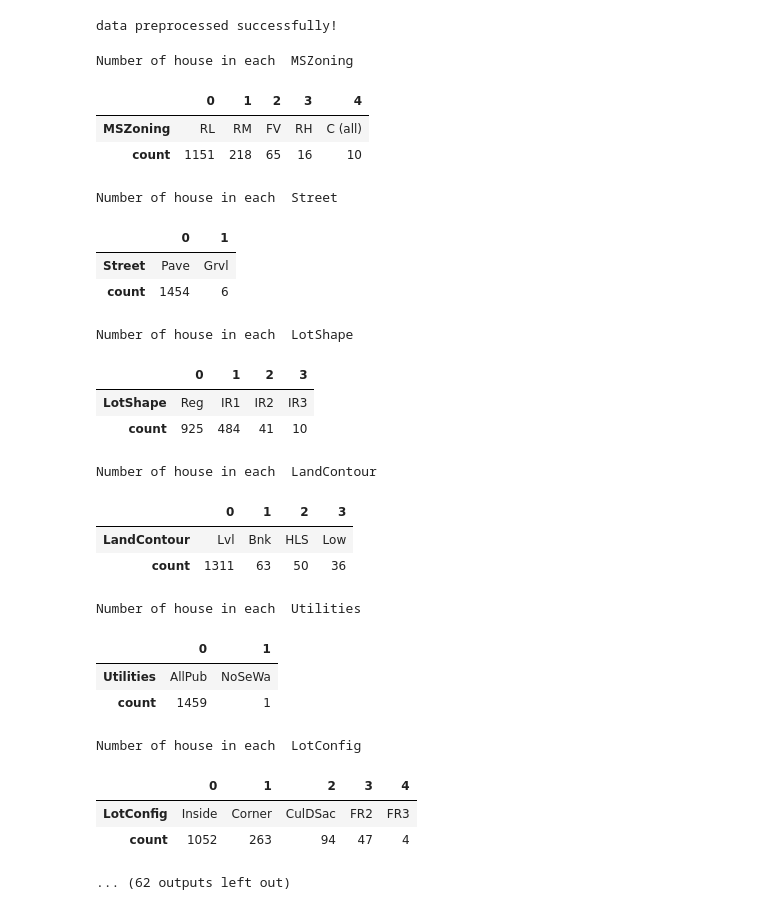
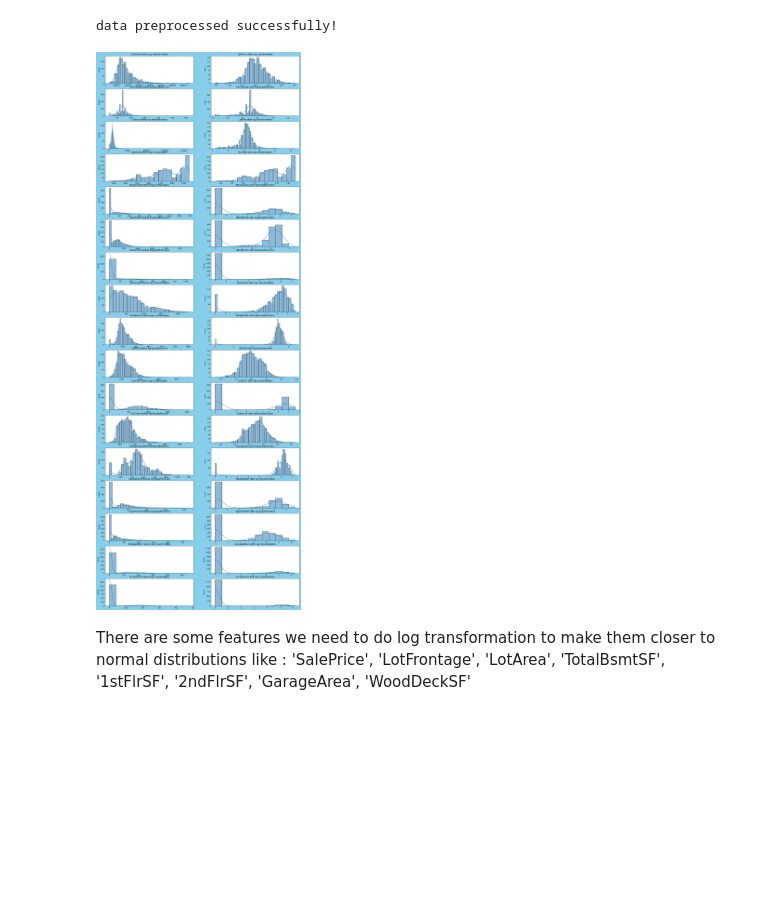
Before and after one commit to mdismailquraishicse/HousePriceAdvanceRegressionTechniquesKaggle, a Jupyter notebook: Main.ipynb, the cells around one changed output. Cells and saved outputs as stored; diff of their text form; code cells hidden in the pictures; blank space fills up the shorter version.

```diff
--- a/Main.ipynb
+++ b/Main.ipynb
@@ -545,6 +550,8 @@ import seaborn as sns
 # Load the datasets
 path_train = 'data/train.csv'
 path_test = 'data/test.csv'
+path_train= "/content/drive/MyDrive/MyProjects/ML Projects/Supervised ML/HousePriceAdvanceRegressionTechniquesKaggle/data/train.csv"
+path_test= "/content/drive/MyDrive/MyProjects/ML Projects/Supervised ML/HousePriceAdvanceRegressionTechniquesKaggle/data/test.csv"
 df_train = pd.read_csv(path_train)
 df_test = pd.read_csv(path_test)
 # %%
@@ -707,31 +694,32 @@ noOfHouseInEachRoofStyle = df_copy['RoofStyle'].value_counts().reset_index()
-# %%
-for i in df_copy.describe(include='object').columns:
-    print('Number of house in each ',i)
-    display(df_copy[i].value_counts().reset_index().T)
-    print()
-# %% [output]
-Number of house in each  MSZoning
-|  | 0 | 1 | 2 | 3 | 4 |
-| MSZoning | RL | RM | FV | RH | C (all) |
-| count | 1151 | 218 | 65 | 16 | 10 |
-Number of house in each  Street
-|  | 0 | 1 |
-| Street | Pave | Grvl |
-| count | 1454 | 6 |
-Number of house in each  LotShape
-|  | 0 | 1 | 2 | 3 |
-| LotShape | Reg | IR1 | IR2 | IR3 |
-| count | 925 | 484 | 41 | 10 |
-Number of house in each  LandContour
-|  | 0 | 1 | 2 | 3 |
-| LandContour | Lvl | Bnk | HLS | Low |
-| count | 1311 | 63 | 50 | 36 |
-Number of house in each  Utilities
-|  | 0 | 1 |
-| Utilities | AllPub | NoSeWa |
-| count | 1459 | 1 |
-Number of house in each  LotConfig
-|  | 0 | 1 | 2 | 3 | 4 |
-| LotConfig | Inside | Corner | CulDSac | FR2 | FR3 |
-| count | 1052 | 263 | 94 | 47 | 4 |
-... (62 outputs left out)
+# %%
+def plotsubs(col, row):
+  sns.histplot(df_copy[col], kde=True, ax=ax[row,0])
+  sns.histplot(np.log(df_copy[col]+1), kde=True, ax=ax[row,1])
+  ax[row,0].set_title(f'{col} before log transformation')
+  ax[row,1].set_title(f'{col} after log transformation')
+  ax[row,0].set_xlabel('')
+  ax[row,1].set_xlabel('')
+# %%
+fig,ax = plt.subplots(ncols=2, nrows=17, figsize=(20,57), facecolor='skyblue')
+plotsubs('SalePrice', 0)
+plotsubs('LotFrontage', 1)
+plotsubs('LotArea', 2)
+plotsubs('YearBuilt', 3)
+plotsubs('MasVnrArea', 4)
+plotsubs('BsmtFinSF1', 5)
+plotsubs('BsmtFinSF2', 6)
+plotsubs('BsmtUnfSF', 7)
+plotsubs('TotalBsmtSF', 8)
+plotsubs('1stFlrSF', 9)
+plotsubs('2ndFlrSF', 10)
+plotsubs('GrLivArea', 11)
+plotsubs('GarageArea', 12)
+plotsubs('WoodDeckSF', 13)
+plotsubs('OpenPorchSF', 14)
+plotsubs('EnclosedPorch', 15)
+plotsubs('ScreenPorch', 16)
+plt.show()
+# %% [output]
+[figure, added]
+# %% [markdown]
+There are some features we need to do log transformation to make them closer to normal distributions like : 'SalePrice', 'LotFrontage', 'LotArea', 'TotalBsmtSF', '1stFlrSF', '2ndFlrSF', 'GarageArea', 'WoodDeckSF'
```
Also changed, not shown: parts of 19 cells of this notebook.
